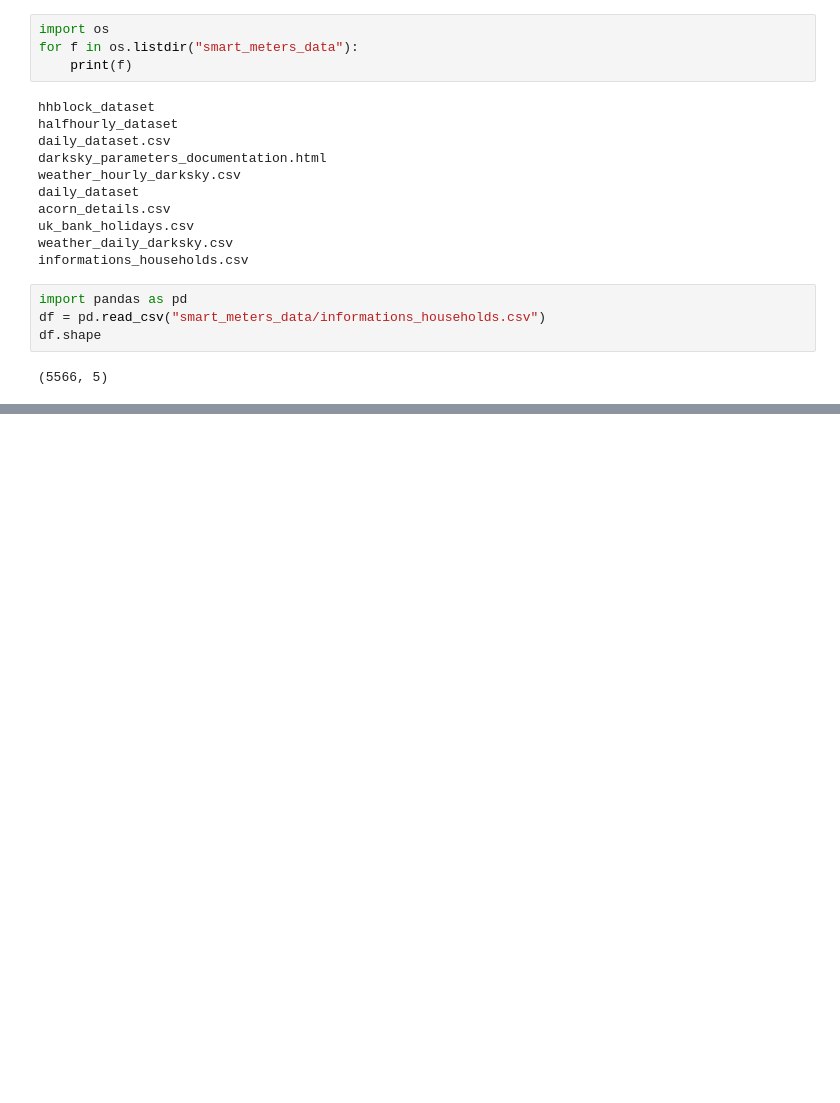
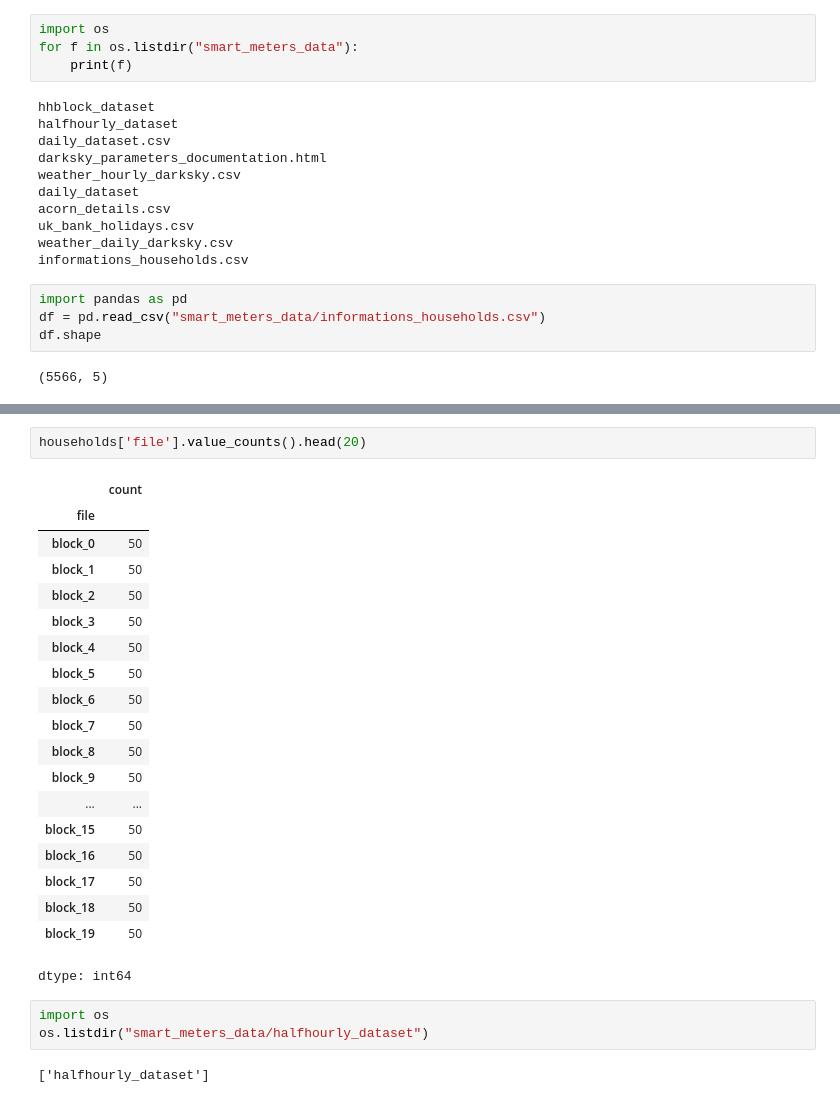
Before and after one commit to parth1rtx/SIH-2026, a Jupyter notebook: dayinbits_week1_1.ipynb, the cells around one changed output, grey strips where cells are left out. Drawn from its saved outputs; the diff is of its cells as text; blank space fills up the shorter version.

```diff
--- a/dayinbits_week1_1.ipynb
+++ b/dayinbits_week1_1.ipynb
@@ -54,0 +70,27 @@ df.shape
+# %%
+households['file'].value_counts().head(20)
+# %% [output]
+|  | count |
+| file |  |
+| block_0 | 50 |
+| block_1 | 50 |
+| block_2 | 50 |
+| block_3 | 50 |
+| block_4 | 50 |
+| block_5 | 50 |
+| block_6 | 50 |
+| block_7 | 50 |
+| block_8 | 50 |
+| block_9 | 50 |
+| ... | ... |
+| block_15 | 50 |
+| block_16 | 50 |
+| block_17 | 50 |
+| block_18 | 50 |
+| block_19 | 50 |
+dtype: int64
+# %%
+import os
+os.listdir("smart_meters_data/halfhourly_dataset")
+# %% [output]
+['halfhourly_dataset']
```
Also changed, not shown: parts of 11 cells of this notebook.
